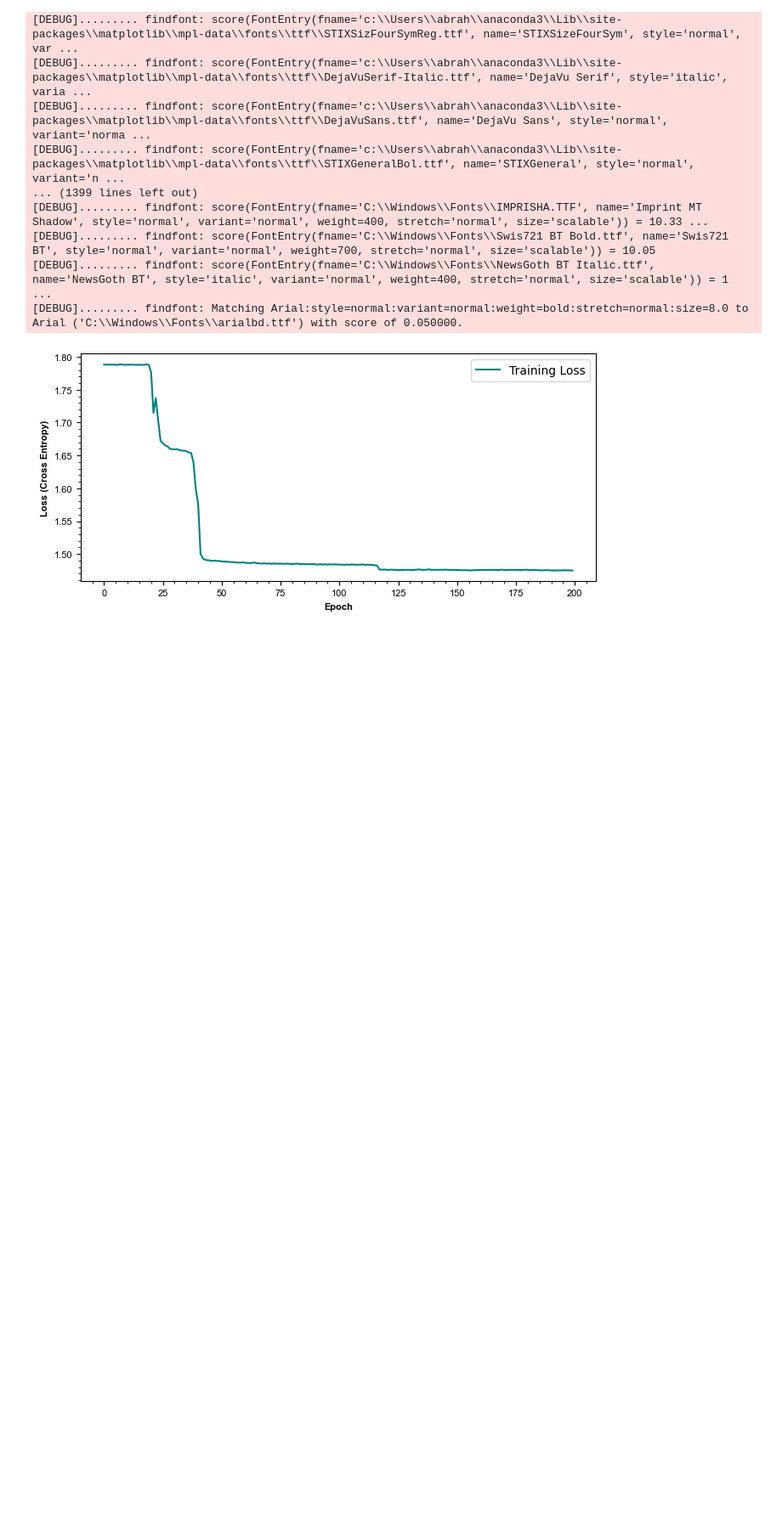
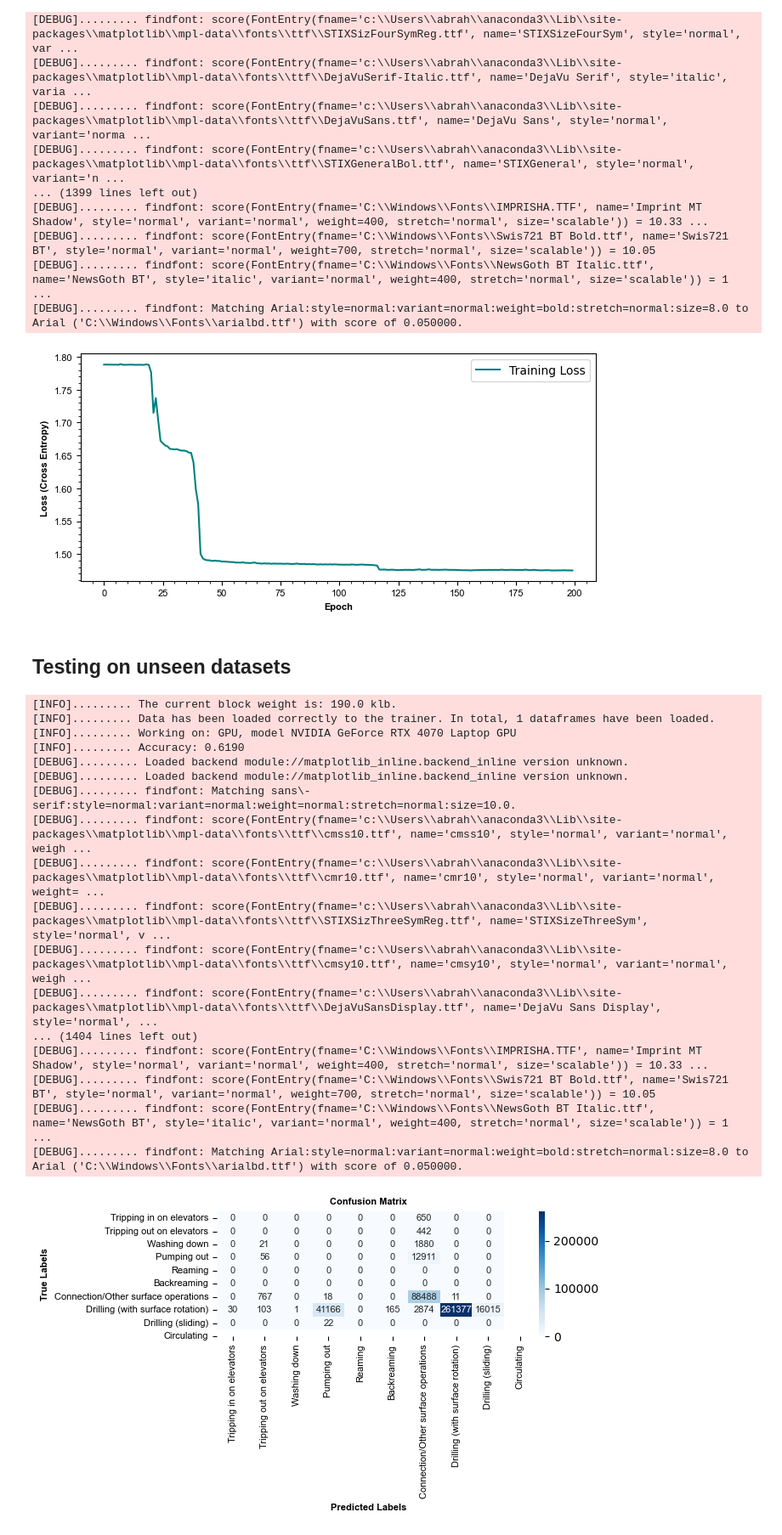
Before and after one commit to acmontesh/RigState, a Jupyter notebook: COLAB_READY_TRAINING_TRANSFORMER.ipynb, the cells around one changed output. Shown at 85% size. Drawn from its saved outputs; the diff is of its cells as text; code cells hidden in the pictures; blank space fills up the shorter version.

Commit message:
updating colab for transformer

```diff
--- a/COLAB_READY_TRAINING_TRANSFORMER.ipynb
+++ b/COLAB_READY_TRAINING_TRANSFORMER.ipynb
@@ -373,7 +373,8 @@ class Trainer:
             if modelType is None:
                 self.logger.errorMsg( "The type of model must be specified. Options: 'lstm', 'transformer'." )
                 sys.exit( 1 )
-            thisModel           = self._createModel( modelType=modelType,**kwargs )
+            thisModel,optimizer = self._createModel( modelType=modelType,**kwargs )
+            thisModel,_         = self._loadCheckPoint( loadFromPath, thisModel, optimizer )
         else:
             thisModel           = model
         thisModel.eval(  )
@@ -385,7 +386,7 @@ class Trainer:
         allYTrue                = [  ]
         self.loadData( pathTest,blockWeights )
         for k,testDS in enumerate(  self.dataSets  ):
-            X_test,y_test,device    = self.extractFeatures( testDS,blockWeight=blockWeights[ k ] )
+            X_test,y_test,device    = self.extractFeatures( testDS,blockWeight=self.blockWeights[ k ],modelType=modelType )
             for i in range( X_test.shape[0]//batchSize ):
                 small_X_test        = X_test[  i*batchSize:i*batchSize+batchSize  ]
                 small_X_test        = small_X_test.to( device )
@@ -456,3 +457,30 @@ trainer.plotLosses( trainLosses,None )
 [DEBUG]......... findfont: score(FontEntry(fname='C:\\Windows\\Fonts\\NewsGoth BT Italic.ttf', name='NewsGoth BT', style='italic', variant='normal', weight=400, stretch='normal', size='scalable')) = 1 ...
 [DEBUG]......... findfont: Matching Arial:style=normal:variant=normal:weight=bold:stretch=normal:size=8.0 to Arial ('C:\\Windows\\Fonts\\arialbd.ttf') with score of 0.050000.
 [figure]
+# %% [markdown]
+## Testing on unseen datasets
+# %%
+trainer = Trainer(  )
+trainer.testModel( pathTest=r"C:\Users\abrah\OneDrive\Doctorate Petroleum Engineering\0A. RESEARCH PROJECT\16. RIG ACTIVITY ENGINE\0. DATA\temp",
+                  blockWeights={ "ANNOTATED_va9":190.0 },
+                  batchSize=1024,loadFromPath=r"C:\Users\abrah\OneDrive\Doctorate Petroleum Engineering\0A. RESEARCH PROJECT\16. RIG ACTIVITY ENGINE\3. CHECKPOINTS\20241103_0600_UF16A7832_checkpoint",
+                  modelType='transformer',model=None )
+# %% [output]
+[INFO]......... The current block weight is: 190.0 klb.
+[INFO]......... Data has been loaded correctly to the trainer. In total, 1 dataframes have been loaded.
+[INFO]......... Working on: GPU, model NVIDIA GeForce RTX 4070 Laptop GPU
+[INFO]......... Accuracy: 0.6190
+[DEBUG]......... Loaded backend module://matplotlib_inline.backend_inline version unknown.
+[DEBUG]......... Loaded backend module://matplotlib_inline.backend_inline version unknown.
+[DEBUG]......... findfont: Matching sans\-serif:style=normal:variant=normal:weight=normal:stretch=normal:size=10.0.
+[DEBUG]......... findfont: score(FontEntry(fname='c:\\Users\\abrah\\anaconda3\\Lib\\site-packages\\matplotlib\\mpl-data\\fonts\\ttf\\cmss10.ttf', name='cmss10', style='normal', variant='normal', weigh ...
+[DEBUG]......... findfont: score(FontEntry(fname='c:\\Users\\abrah\\anaconda3\\Lib\\site-packages\\matplotlib\\mpl-data\\fonts\\ttf\\cmr10.ttf', name='cmr10', style='normal', variant='normal', weight= ...
+[DEBUG]......... findfont: score(FontEntry(fname='c:\\Users\\abrah\\anaconda3\\Lib\\site-packages\\matplotlib\\mpl-data\\fonts\\ttf\\STIXSizThreeSymReg.ttf', name='STIXSizeThreeSym', style='normal', v ...
+[DEBUG]......... findfont: score(FontEntry(fname='c:\\Users\\abrah\\anaconda3\\Lib\\site-packages\\matplotlib\\mpl-data\\fonts\\ttf\\cmsy10.ttf', name='cmsy10', style='normal', variant='normal', weigh ...
+[DEBUG]......... findfont: score(FontEntry(fname='c:\\Users\\abrah\\anaconda3\\Lib\\site-packages\\matplotlib\\mpl-data\\fonts\\ttf\\DejaVuSansDisplay.ttf', name='DejaVu Sans Display', style='normal', ...
+... (1404 lines left out)
+[DEBUG]......... findfont: score(FontEntry(fname='C:\\Windows\\Fonts\\IMPRISHA.TTF', name='Imprint MT Shadow', style='normal', variant='normal', weight=400, stretch='normal', size='scalable')) = 10.33 ...
+[DEBUG]......... findfont: score(FontEntry(fname='C:\\Windows\\Fonts\\Swis721 BT Bold.ttf', name='Swis721 BT', style='normal', variant='normal', weight=700, stretch='normal', size='scalable')) = 10.05
+[DEBUG]......... findfont: score(FontEntry(fname='C:\\Windows\\Fonts\\NewsGoth BT Italic.ttf', name='NewsGoth BT', style='italic', variant='normal', weight=400, stretch='normal', size='scalable')) = 1 ...
+[DEBUG]......... findfont: Matching Arial:style=normal:variant=normal:weight=bold:stretch=normal:size=8.0 to Arial ('C:\\Windows\\Fonts\\arialbd.ttf') with score of 0.050000.
+[figure, added]
```
